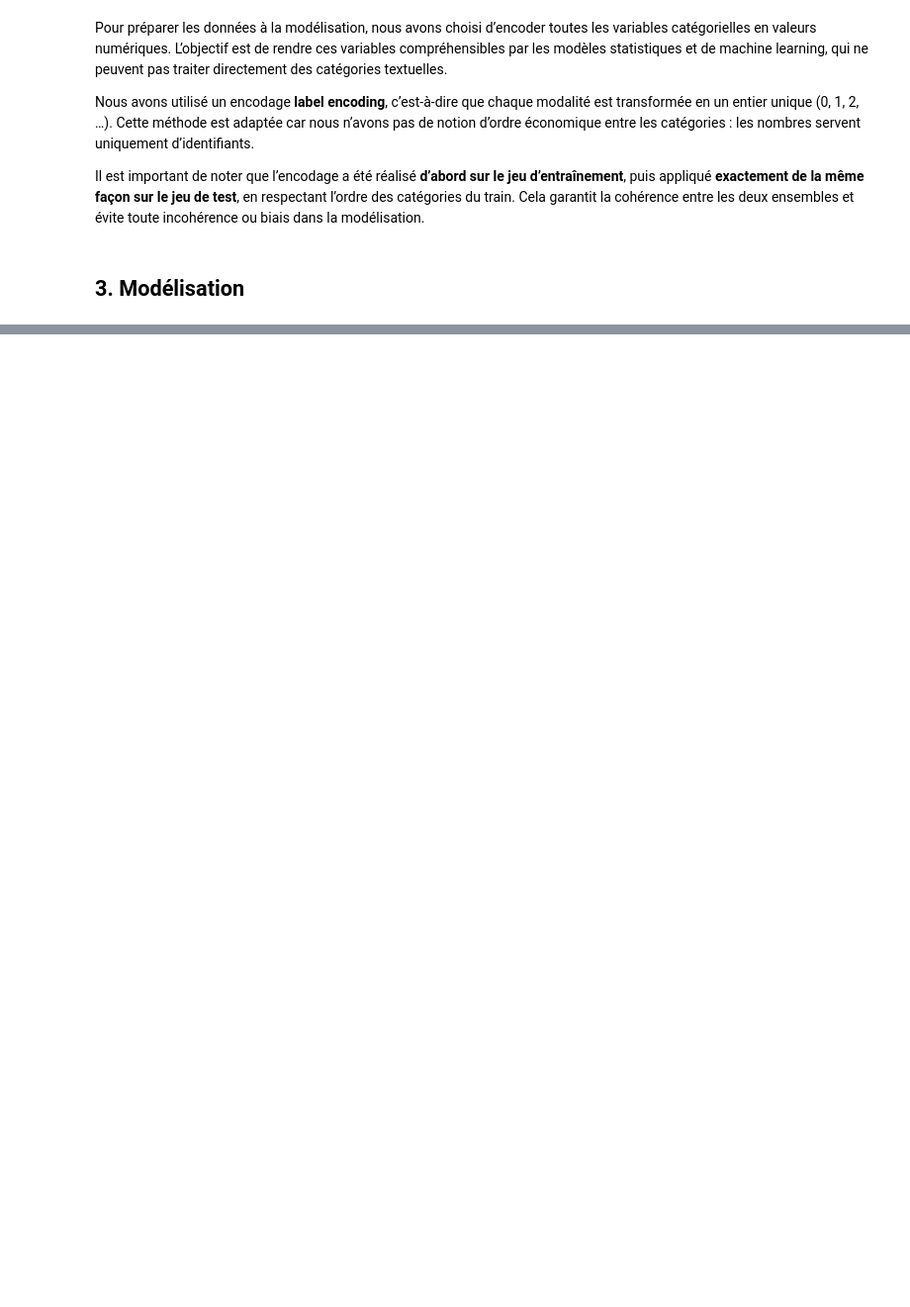
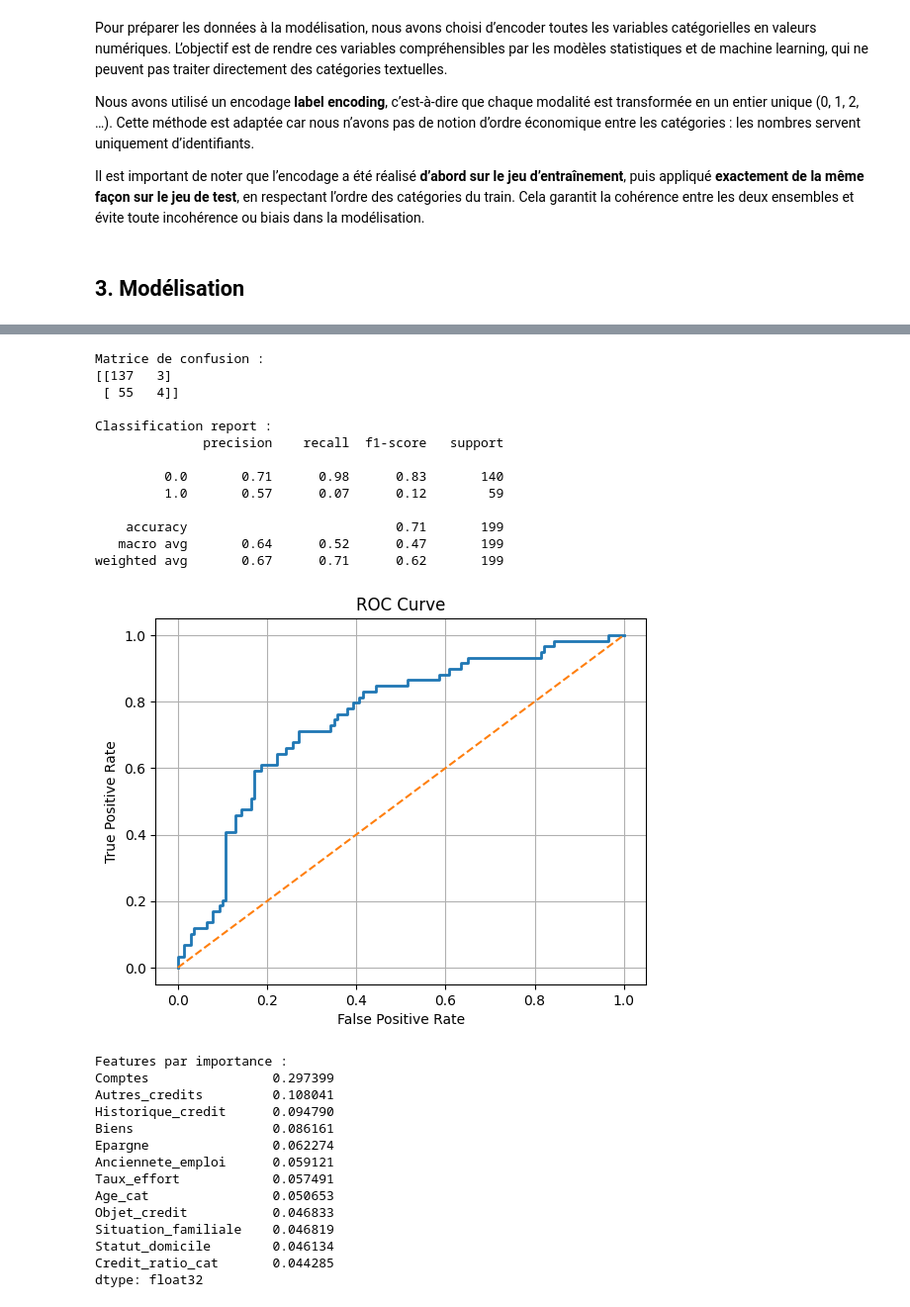
Before and after one commit to Djayan-D/projet_scoring, a Jupyter notebook: notebooks/script.ipynb, the cells around one changed output, grey strips where cells are left out. Shown at 99% size. Cells and saved outputs as stored; diff of their text form; code cells hidden in the pictures; blank space fills up the shorter version.

```diff
--- a/notebooks/script.ipynb
+++ b/notebooks/script.ipynb
@@ -842,0 +972,8 @@ Penser à expliquer à chaque fois ce que l'on fait, pourquoi on le fait etc
+# %%
+# Modèle XGBoost
+xgb_model = xgb.XGBClassifier(
+    objective='binary:logistic',
+    eval_metric='auc',
+    use_label_encoder=False,
+    random_state=42
+)
@@ -842,0 +999,7 @@ Penser à expliquer à chaque fois ce que l'on fait, pourquoi on le fait etc
+# %%
+# Entraînement
+grid.fit(X_train, y_train)
+
+best_model = grid.best_estimator_
+print("Meilleurs hyperparamètres :")
+print(grid.best_params_)
@@ -842,0 +1013,5 @@ Penser à expliquer à chaque fois ce que l'on fait, pourquoi on le fait etc
+# %%
+# Prédictions
+from sklearn.metrics import roc_auc_score
+y_proba = best_model.predict_proba(X_test)[:,1]
+y_pred  = best_model.predict(X_test)
@@ -842,0 +1027,58 @@ Penser à expliquer à chaque fois ce que l'on fait, pourquoi on le fait etc
+# %%
+# Matrice de confusion
+
+from sklearn.metrics import confusion_matrix, classification_report, roc_curve
+cm = confusion_matrix(y_test, y_pred)
+print("\nMatrice de confusion :")
+print(cm)
+print("\nClassification report :")
+print(classification_report(y_test, y_pred))
+
+
+# Courbe ROC
+
+fpr, tpr, thresholds = roc_curve(y_test, y_proba)
+plt.figure()
+plt.plot(fpr, tpr, linewidth=2)
+plt.plot([0,1], [0,1], '--')
+plt.xlabel("False Positive Rate")
+plt.ylabel("True Positive Rate")
+plt.title("ROC Curve")
+plt.grid(True)
+plt.show()
+
+
+# Importance des features
+
+importances = pd.Series(best_model.feature_importances_, index=X_train.columns)
+print("\nFeatures par importance :")
+print(importances.sort_values(ascending=False).head(20))
+# %% [output]
+Matrice de confusion :
+[[137   3]
+ [ 55   4]]
+
+Classification report :
+              precision    recall  f1-score   support
+
+         0.0       0.71      0.98      0.83       140
+         1.0       0.57      0.07      0.12        59
+
+    accuracy                           0.71       199
+   macro avg       0.64      0.52      0.47       199
+weighted avg       0.67      0.71      0.62       199
+[figure, added]
+Features par importance :
+Comptes                0.297399
+Autres_credits         0.108041
+Historique_credit      0.094790
+Biens                  0.086161
+Epargne                0.062274
+Anciennete_emploi      0.059121
+Taux_effort            0.057491
+Age_cat                0.050653
+Objet_credit           0.046833
+Situation_familiale    0.046819
+Statut_domicile        0.046134
+Credit_ratio_cat       0.044285
+dtype: float32
```
Also changed, not shown: parts of 34 cells of this notebook, 2 other files.
